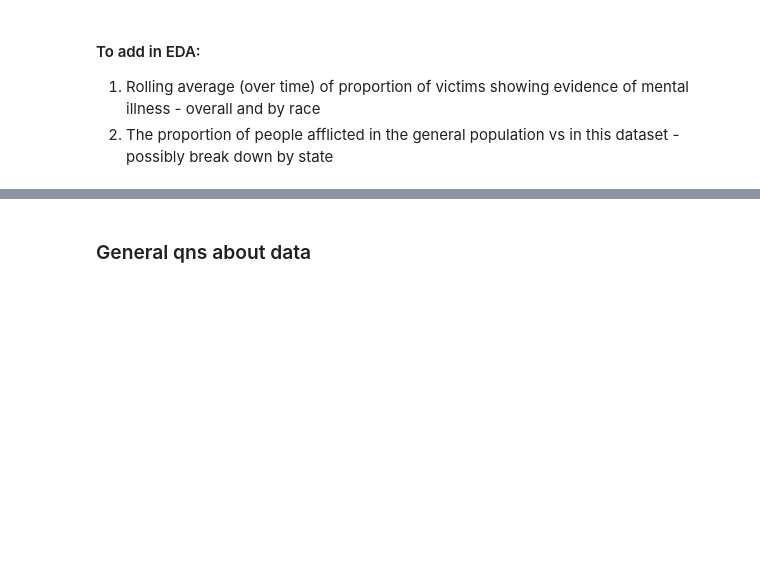
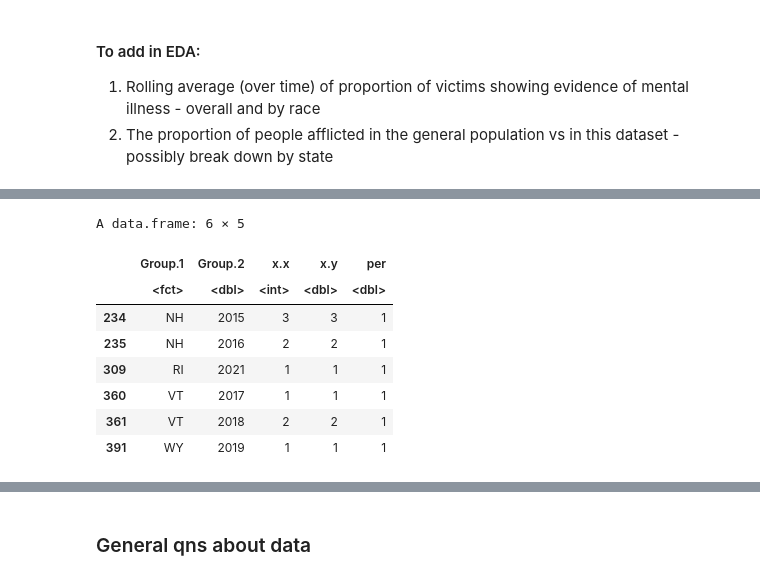
Before and after one commit to spacegoat1/data2020_project, a Jupyter notebook: 1_univar-EDA.ipynb, the cells around one changed output, grey strips where cells are left out. Cells and saved outputs as stored; diff of their text form; code cells hidden in the pictures; blank space fills up the shorter version.

```diff
--- a/1_univar-EDA.ipynb
+++ b/1_univar-EDA.ipynb
@@ -491,0 +529,12 @@ vis_miss(data, cluster = TRUE, sort_miss = TRUE)
+# %%
+head(props_by_state_year[order(-props_by_state_year$per),])
+# %% [output]
+A data.frame: 6 × 5
+|  | Group.1 | Group.2 | x.x | x.y | per |
+|  | <fct> | <dbl> | <int> | <dbl> | <dbl> |
+| 234 | NH | 2015 | 3 | 3 | 1 |
+| 235 | NH | 2016 | 2 | 2 | 1 |
+| 309 | RI | 2021 | 1 | 1 | 1 |
+| 360 | VT | 2017 | 1 | 1 | 1 |
+| 361 | VT | 2018 | 2 | 2 | 1 |
+| 391 | WY | 2019 | 1 | 1 | 1 |
```
Also changed, not shown: parts of 8 cells of this notebook, 3 other files.
